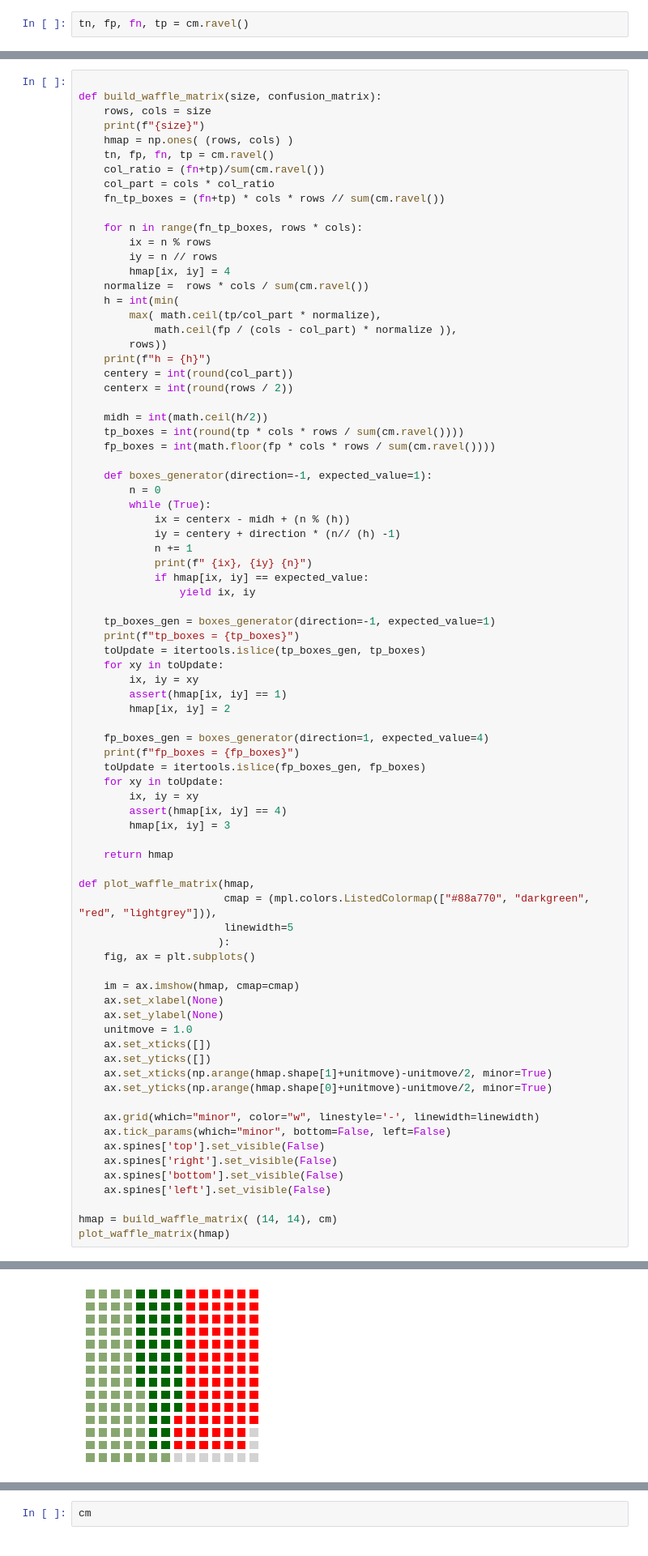
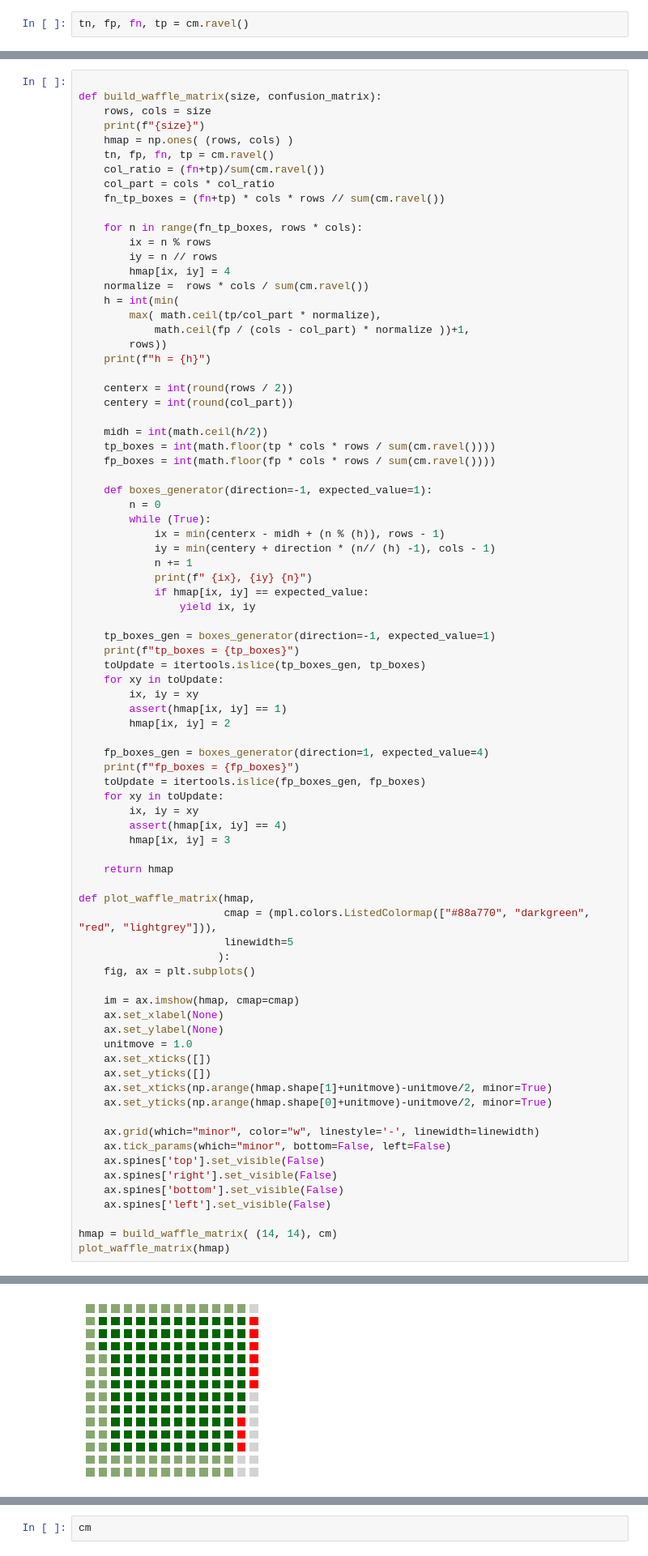
Before and after one commit to lbruand/recall-me-maybe, a Jupyter notebook: prec waffle.ipynb, the cells around one changed output, grey strips where cells are left out. Shown at 81% size. Drawn from its saved outputs; the diff is of its cells as text.

```diff
--- a/prec waffle.ipynb
+++ b/prec waffle.ipynb
@@ -117,21 +117,22 @@ def build_waffle_matrix(size, confusion_matrix):
     normalize =  rows * cols / sum(cm.ravel())
     h = int(min(
         max( math.ceil(tp/col_part * normalize),
-            math.ceil(fp / (cols - col_part) * normalize )),
+            math.ceil(fp / (cols - col_part) * normalize ))+1,
         rows))
     print(f"h = {h}")
+
+    centerx = int(round(rows / 2))
     centery = int(round(col_part))
-    centerx = int(round(rows / 2))
 
     midh = int(math.ceil(h/2))
-    tp_boxes = int(round(tp * cols * rows / sum(cm.ravel())))
+    tp_boxes = int(math.floor(tp * cols * rows / sum(cm.ravel())))
     fp_boxes = int(math.floor(fp * cols * rows / sum(cm.ravel())))
 
     def boxes_generator(direction=-1, expected_value=1):
         n = 0
         while (True):
-            ix = centerx - midh + (n % (h))
-            iy = centery + direction * (n// (h) -1)
+            ix = min(centerx - midh + (n % (h)), rows - 1)
+            iy = min(centery + direction * (n// (h) -1), cols - 1)
             n += 1
             print(f" {ix}, {iy} {n}")
             if hmap[ix, iy] == expected_value:
@@ -200,4 +201,4 @@ tp_boxes = 44
-[figure, old version]
+[figure, new version]
 # %%
 import random
 random.seed(3)
```
Also changed, not shown: parts of 2 cells of this notebook.
